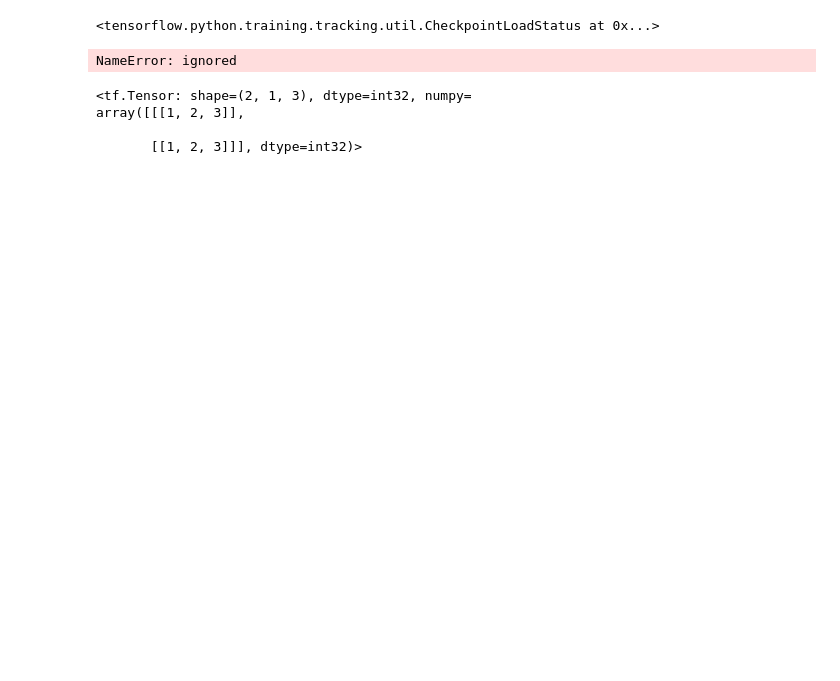
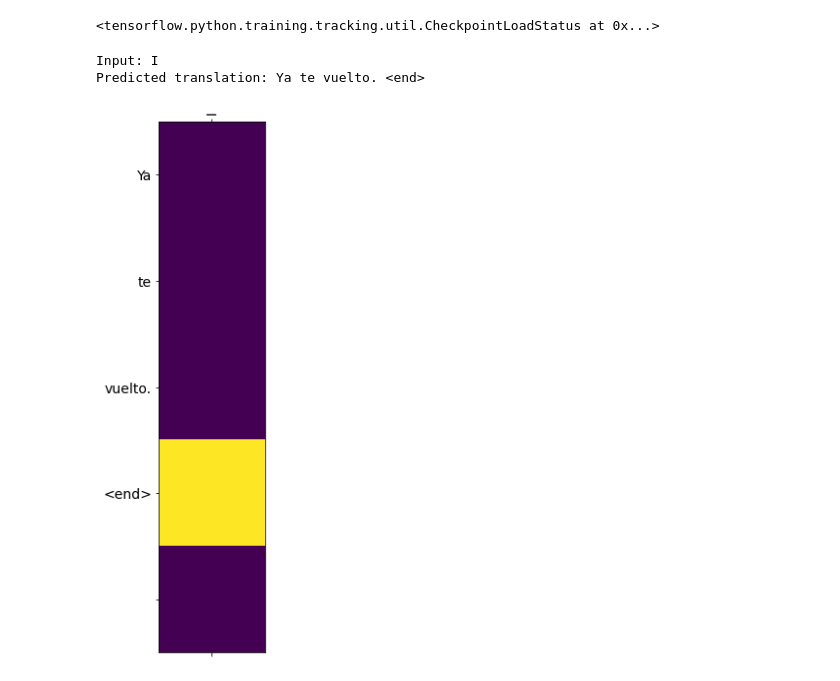
Before and after one commit to Dreaming-world/learn_tensorflow_nlp, a Jupyter notebook: myseq2seq.ipynb, the cells around one changed output. Drawn from its saved outputs; the diff is of its cells as text; code cells hidden in the pictures; blank space fills up the shorter version.

```diff
--- a/myseq2seq.ipynb
+++ b/myseq2seq.ipynb
@@ -219,12 +220,12 @@ class Decoder(tf.keras.Model):
     super(Decoder, self).__init__()
     self.batch_sz = batch_sz
     self.dec_units = dec_units
-    self.embedding = tf.keras.layers.Embedding(vocab_size, embedding_dim)
+    self.embedding = tf.keras.layers.Embedding(len(target_char_id), embedding_dim)
     self.gru = tf.keras.layers.GRU(self.dec_units,
                                    return_sequences=True,
                                    return_state=True,
                                    recurrent_initializer='glorot_uniform')
-    self.fc = tf.keras.layers.Dense(vocab_size)
+    self.fc = tf.keras.layers.Dense(vocab_size, activation="softmax")
 
     # 用于注意力
     self.attention = BahdanauAttention(self.dec_units)
@@ -291,7 +291,10 @@ def train_step(inp, targ, enc_hidden):
     for t in range(1, targ.shape[1]):
       # 将编码器输出 （enc_output） 传送至解码器
       predictions, dec_hidden, _ = decoder(dec_input, dec_hidden, enc_output)
-      loss += loss_function(targ[:, t], predictions)
+      loss += tf.reduce_mean(tf.keras.losses.sparse_categorical_crossentropy(targ[:, t], predictions))
+      # loss += tf.reduce_mean(tf.keras.losses.categorical_crossentropy(targ[:, t], predictions))
+      # loss += loss_function(targ[:, t], predictions)
+      # print(loss)
 
       # 使用教师强制
       dec_input = tf.expand_dims(targ[:, t], 1)
@@ -315,12 +318,14 @@ for epoch in range(EPOCHS):
     batch_loss = train_step(inp, targ, enc_hidden)
     total_loss += batch_loss
     if batch % 100 == 0:
-        print('Epoch {} Batch {} Loss {:.4f}'.format(epoch + 1,
-                                 batch,
-                                 batch_loss.numpy()))
+        print('Epoch {} Batch {} Loss {:.4f}'.format(epoch + 1, batch, batch_loss.numpy()))
   # 每 2 个周期（epoch），保存（检查点）一次模型
   if (epoch + 1) % 2 == 0:
     checkpoint.save(file_prefix = checkpoint_prefix)
+  for (batch, (inp, targ)) in enumerate(test_dataset.take(100)):
+    batch_loss = train_step(inp, targ, enc_hidden)
+    total_loss += batch_loss
+  print(total_loss/(batch+1))
+
   print('Epoch {} Loss {:.4f}'.format(epoch + 1, total_loss / steps_per_epoch))
-  print('Time taken for 1 epoch {} sec\n'.format(time.time() - start))
 # %% [output]
@@ -344,10 +335,10 @@ Time taken for 1 epoch 1.6627309322357178 sec
 # %%
 def evaluate(sentence):
+
     attention_plot = np.zeros((target_sentence_max_length, source_sentence_max_length))
 
-    sentence = preprocess_sentence(sentence)
 
-    inputs = [inp_lang.word_index[i] for i in sentence.split(' ')]
+    inputs = [source_char_id[i] for i in sentence.strip().split(' ')]
     inputs = tf.keras.preprocessing.sequence.pad_sequences([inputs],
                                  maxlen=source_sentence_max_length,
                                  padding='post')
@@ -359,9 +350,9 @@ def evaluate(sentence):
     enc_out, enc_hidden = encoder(inputs, hidden)
 
     dec_hidden = enc_hidden
-    dec_input = tf.expand_dims([targ_lang.word_index['<start>']], 0)
+    dec_input = tf.expand_dims([target_char_id['<start>']], 0)
 
-    for t in range(max_length_targ):
+    for t in range(target_sentence_max_length):
         predictions, dec_hidden, attention_weights = decoder(dec_input,
                                      dec_hidden,
                                      enc_out)
@@ -372,9 +363,9 @@ def evaluate(sentence):
 
         predicted_id = tf.argmax(predictions[0]).numpy()
 
-        result += targ_lang.index_word[predicted_id] + ' '
+        result += target_id_char[predicted_id] + ' '
 
-        if targ_lang.index_word[predicted_id] == '<end>':
+        if target_id_char[predicted_id] == '<end>':
             return result, sentence, attention_plot
 
         # 预测的 ID 被输送回模型
@@ -411,14 +402,9 @@ def translate(sentence):
 checkpoint.restore(tf.train.latest_checkpoint(checkpoint_dir))
 # %% [output]
 <tensorflow.python.training.tracking.util.CheckpointLoadStatus at 0x...>
-# %%
-translate(u'hace mucho frio aqui.')
-# %% [output]
-NameError: ignored
-# %%
-tf.expand_dims([[1,2,3],[1,2,3]], 1)
-# %% [output]
-<tf.Tensor: shape=(2, 1, 3), dtype=int32, numpy=
-array([[[1, 2, 3]],
-
-       [[1, 2, 3]]], dtype=int32)>
+# %%
+translate('I')
+# %% [output]
+Input: I
+Predicted translation: Ya te vuelto. <end>
+[figure, added]
```
Also changed, not shown: parts of 15 cells of this notebook.
